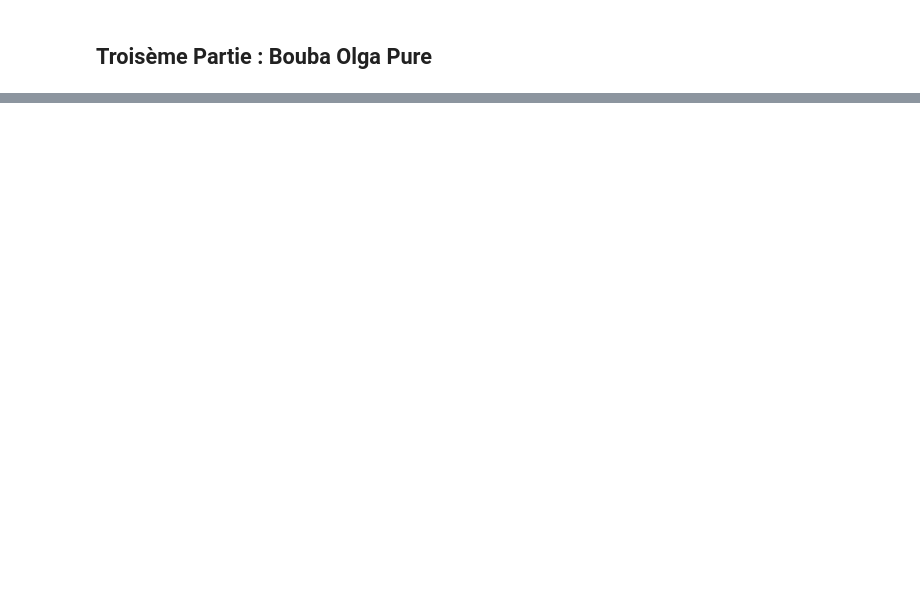
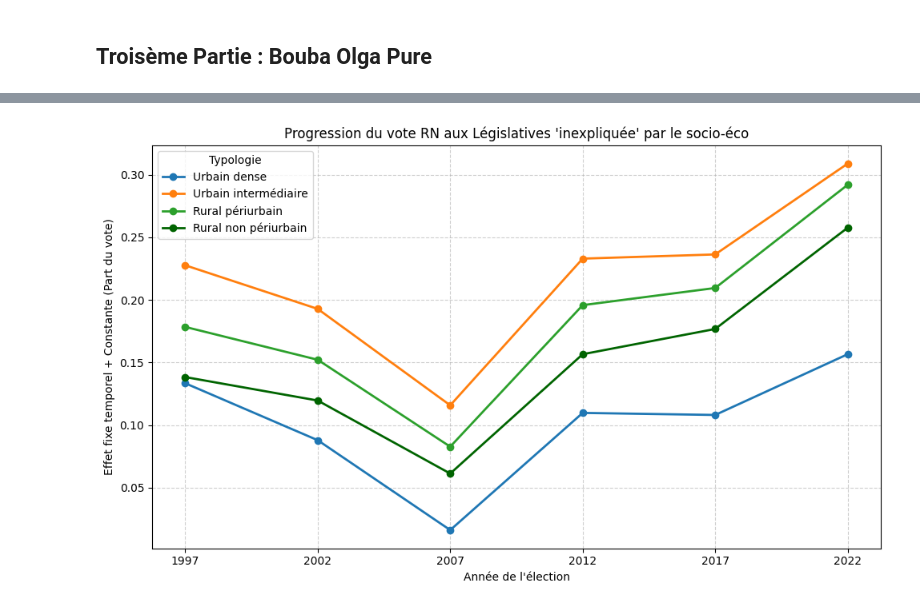
Before and after one commit to yczk9/STATAPP_V2, a Jupyter notebook: Notebooks/Partie Econometrie/Partie_1/Regressions_descriptives.ipynb, the cells around one changed output, grey strips where cells are left out. Saved outputs shown, nothing was run; the diff lists cells and outputs as text; code cells hidden in the pictures; blank space fills up the shorter version.

```diff
--- a/Notebooks/Partie Econometrie/Partie_1/Regressions_descriptives.ipynb
+++ b/Notebooks/Partie Econometrie/Partie_1/Regressions_descriptives.ipynb
@@ -349,0 +937,83 @@ strong multicollinearity or other numerical problems.
+# %%
+import pandas as pd
+import numpy as np
+import matplotlib.pyplot as plt
+from linearmodels.panel import PanelOLS
+
+# 1. Nettoyage de base (ATTENTION : on cible bien vote_RN_leg ici !)
+df_clean = data.dropna(subset=['vote_RN_leg', 'typologie_urbaine', 'Annee', 'codecommune']).copy()
+
+# 2. Détection dynamique des années d'élection législative
+# On récupère toutes les années dispo pour les législatives et on les trie
+annees_dispo = sorted(df_clean['Annee'].unique())
+annee_ref = annees_dispo[0]            # La plus ancienne devient l'année de référence (ex: 1993 ou 1997)
+annees_estimees = annees_dispo[1:]     # Les autres seront nos dummies estimées
+
+# Création des dummies d'années (sans l'année de ref)
+for annee in annees_estimees:
+    df_clean[f'annee_{annee}'] = (df_clean['Annee'] == annee).astype(int)
+
+# On configure le Panel
+df_panel = df_clean.set_index(['codecommune', 'Annee'])
+
+# Les 4 catégories présentes dans ta base
+typologies = ['Urbain dense', 'Urbain intermédiaire', 'Rural périurbain', 'Rural non périurbain']
+
+# Dictionnaire pour stocker les résultats pour le graphique
+resultats_graphique = {'Année': [annee_ref] + annees_estimees}
+
+# 3. Boucle : Une régression par sous-groupe (typologie)
+for typo in typologies:
+    df_sub = df_panel[df_panel['typologie_urbaine'] == typo]
+
+    # On fait tomber les NaN spécifiques aux contrôles sur ce sous-groupe
+    df_sub_clean = df_sub.dropna(subset=['pbac', 'psup', 'revmoy', 'petranger', 'pchom', 'pouem', 'paind'])
+
+    # Création dynamique de la partie "années" de la formule
+    formule_annees = ' + '.join([f'annee_{a}' for a in annees_estimees])
+
+    # Formule avec contrôles socio-économiques
+    formule = f'vote_RN_leg ~ 1 + {formule_annees} + pbac + psup + revmoy + petranger + pchom + pouem + paind + EntityEffects'
+
+    mod = PanelOLS.from_formula(formule, data=df_sub_clean, drop_absorbed=True)
+    res = mod.fit(cov_type='clustered', cluster_entity=True)
+
+    # Extraction pour le graphique
+    base_ref = res.params['Intercept']
+
+    trajectoire = [base_ref] # Premier point : l'année de référence
+    for annee in annees_estimees:
+        niveau_annee = base_ref + res.params[f'annee_{annee}']
+        trajectoire.append(niveau_annee)
+
+    # On sauvegarde la trajectoire pour cette typologie
+    resultats_graphique[typo] = trajectoire
+
+# 4. Dessin du graphique
+df_plot = pd.DataFrame(resultats_graphique).set_index('Année')
+
+fig, ax = plt.subplots(figsize=(10, 6))
+
+couleurs = {
+    'Urbain dense': '#1f77b4',
+    'Urbain intermédiaire': '#ff7f0e',
+    'Rural périurbain': '#2ca02c',
+    'Rural non périurbain': '#006400'
+}
+
+# Tracé des lignes
+for typo in typologies:
+    ax.plot(df_plot.index, df_plot[typo], marker='o', label=typo, color=couleurs[typo], linewidth=2)
+
+# Esthétique
+ax.set_title("Progression du vote RN aux Législatives 'inexpliquée' par le socio-éco")
+ax.set_ylabel("Effet fixe temporel + Constante (Part du vote)")
+ax.set_xlabel("Année de l'élection")
+ax.set_xticks(resultats_graphique['Année']) # S'adapte tout seul aux années des législatives !
+ax.grid(True, linestyle='--', alpha=0.6)
+ax.legend(title='Typologie')
+
+plt.tight_layout()
+plt.show()
+# %% [output]
+[figure, added]
```
Also changed, not shown: parts of 22 cells of this notebook.
